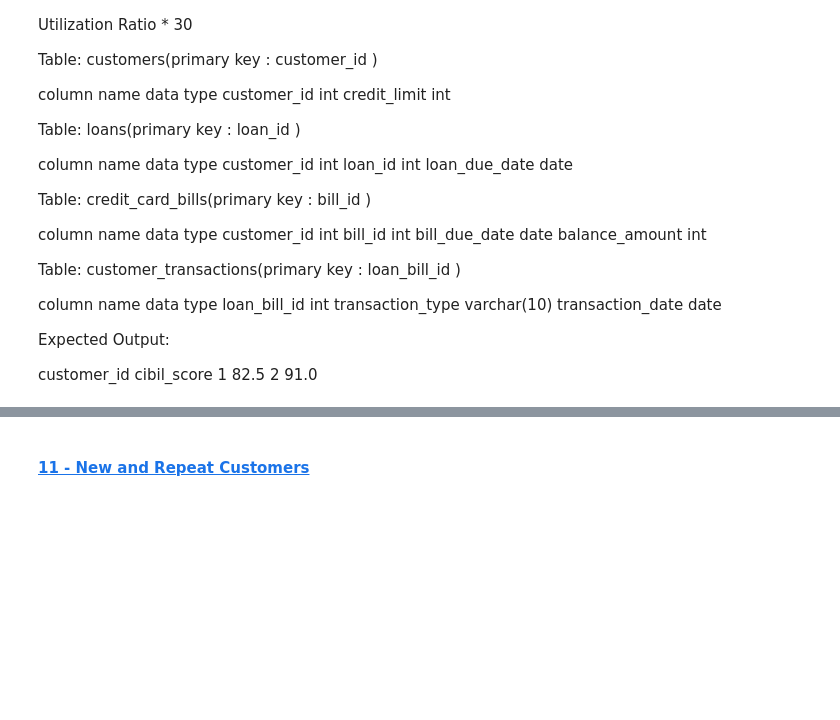
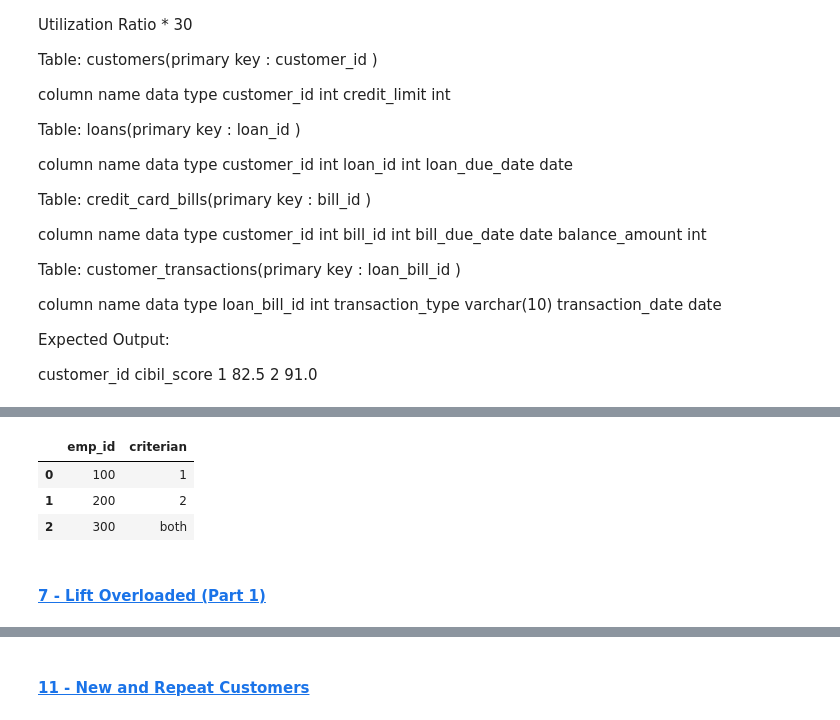
Before and after one commit to smor20/data_analysis, a Jupyter notebook: sql_on_pandas.ipynb, the cells around one changed output, grey strips where cells are left out. Drawn from its saved outputs; the diff is of its cells as text; code cells hidden in the pictures; blank space fills up the shorter version.

```diff
--- a/sql_on_pandas.ipynb
+++ b/sql_on_pandas.ipynb
@@ -337,0 +548,28 @@ customer_id	cibil_score
+# %%
+# !
+query = '''
+with logged_hours as (
+select *,case when (JulianDay(logout)-JulianDay(login))*24 > 10 then '10+'
+when (JulianDay(logout)-JulianDay(login))*24 > 8 then '8+'
+else '8-' end as time_window
+ from employees)
+ , time_window as (
+ select emp_id , count(*) as days_8
+, sum(case when time_window='10+' then 1 else 0 end ) as days_10
+ from logged_hours
+where time_window in ('10+','8+')
+ group by emp_id)
+ select emp_id, case when days_8 >=3 and days_10>=2 then 'both'
+ when days_8 >=3 then '1'
+ else '2' end as criterian
+ from time_window
+  where days_8>=3 or days_10>=2
+'''
+sqldf(query)
+# %% [output]
+|  | emp_id | criterian |
+| 0 | 100 | 1 |
+| 1 | 200 | 2 |
+| 2 | 300 | both |
+# %% [markdown]
+#### [7 - Lift Overloaded (Part 1)](https://100daysofsql.com/new-courses/1/coding-test/8)
```
Also changed, not shown: parts of 36 cells of this notebook.
